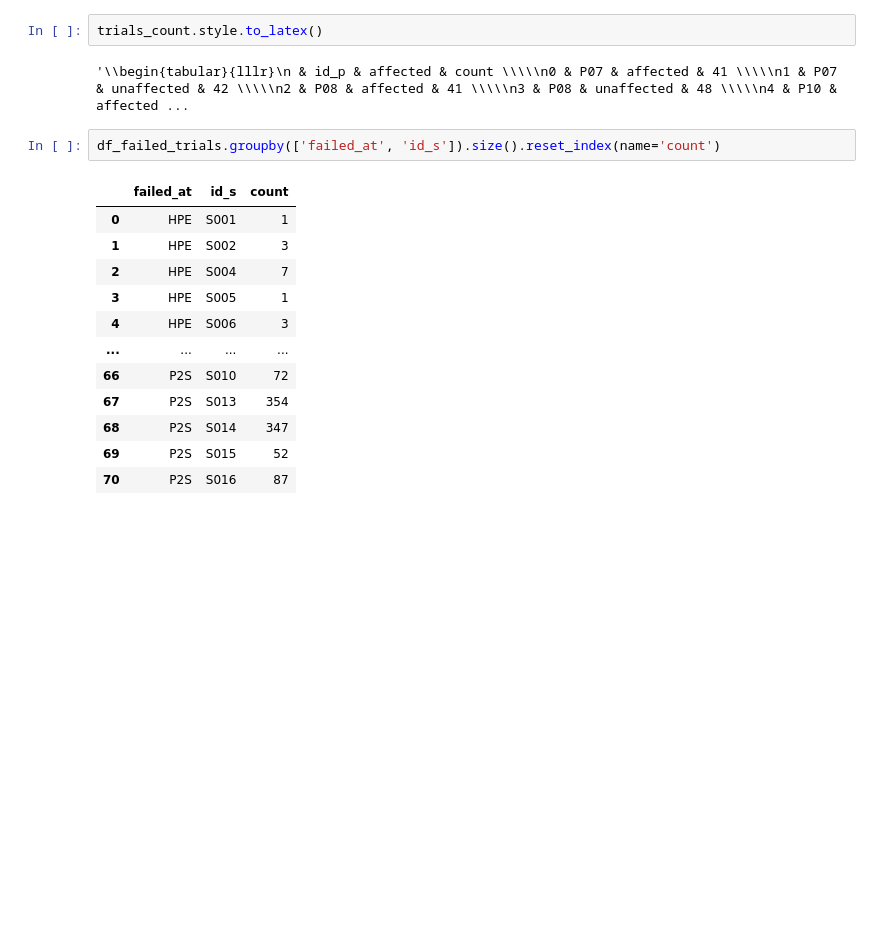
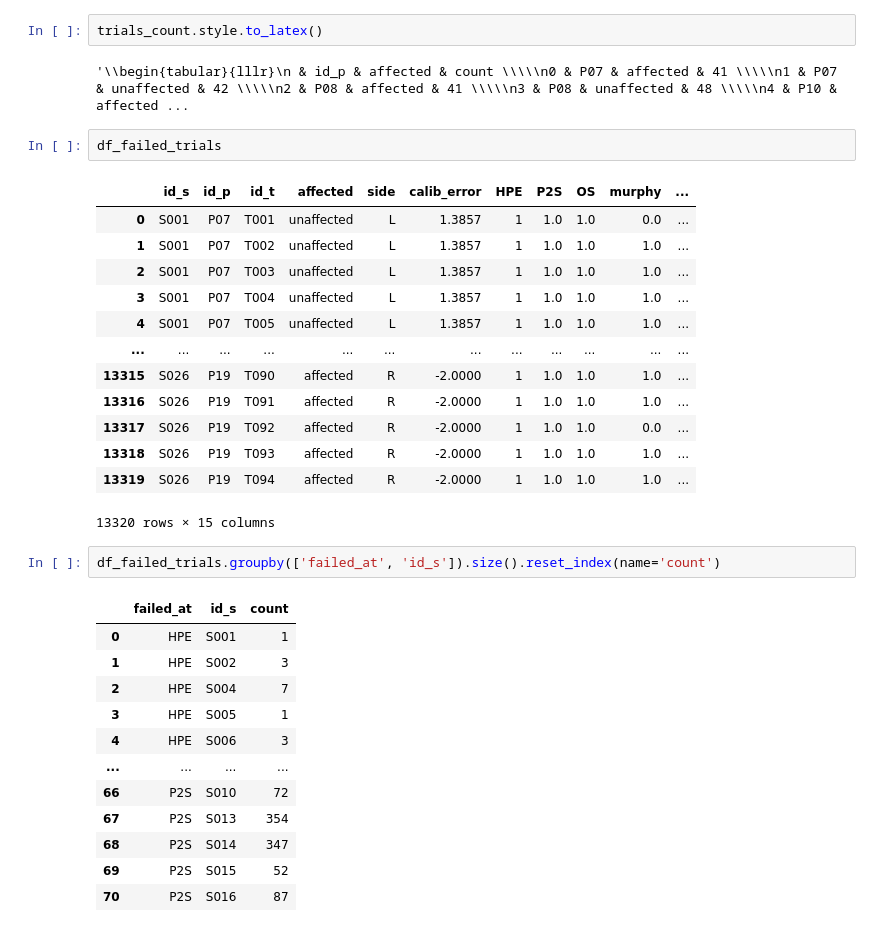
Before and after one commit to j-ullrich/iDrink_MMC_validation, a Jupyter notebook: src/notebooks/Patient_trials_info.ipynb, the cells around one changed output. Cells and saved outputs as stored; diff of their text form; blank space fills up the shorter version.

```diff
--- a/src/notebooks/Patient_trials_info.ipynb
+++ b/src/notebooks/Patient_trials_info.ipynb
@@ -57,6 +63,22 @@ df_failed_trials[df_failed_trials['id_s'] == 'S001'].groupby(['failed_at']).size
 trials_count.style.to_latex()
 # %% [output]
 '\\begin{tabular}{lllr}\n & id_p & affected & count \\\\\n0 & P07 & affected & 41 \\\\\n1 & P07 & unaffected & 42 \\\\\n2 & P08 & affected & 41 \\\\\n3 & P08 & unaffected & 48 \\\\\n4 & P10 & affected ...
+# %%
+df_failed_trials
+# %% [output]
+|  | id_s | id_p | id_t | affected | side | calib_error | HPE | P2S | OS | murphy | ... |
+| 0 | S001 | P07 | T001 | unaffected | L | 1.3857 | 1 | 1.0 | 1.0 | 0.0 | ... |
+| 1 | S001 | P07 | T002 | unaffected | L | 1.3857 | 1 | 1.0 | 1.0 | 1.0 | ... |
+| 2 | S001 | P07 | T003 | unaffected | L | 1.3857 | 1 | 1.0 | 1.0 | 1.0 | ... |
+| 3 | S001 | P07 | T004 | unaffected | L | 1.3857 | 1 | 1.0 | 1.0 | 1.0 | ... |
+| 4 | S001 | P07 | T005 | unaffected | L | 1.3857 | 1 | 1.0 | 1.0 | 1.0 | ... |
+| ... | ... | ... | ... | ... | ... | ... | ... | ... | ... | ... | ... |
+| 13315 | S026 | P19 | T090 | affected | R | -2.0000 | 1 | 1.0 | 1.0 | 1.0 | ... |
+| 13316 | S026 | P19 | T091 | affected | R | -2.0000 | 1 | 1.0 | 1.0 | 1.0 | ... |
+| 13317 | S026 | P19 | T092 | affected | R | -2.0000 | 1 | 1.0 | 1.0 | 0.0 | ... |
+| 13318 | S026 | P19 | T093 | affected | R | -2.0000 | 1 | 1.0 | 1.0 | 1.0 | ... |
+| 13319 | S026 | P19 | T094 | affected | R | -2.0000 | 1 | 1.0 | 1.0 | 1.0 | ... |
+13320 rows × 15 columns
 # %%
 df_failed_trials.groupby(['failed_at', 'id_s']).size().reset_index(name='count')
 # %% [output]
```
Also changed, not shown: parts of 9 cells of this notebook, 3 other files.
